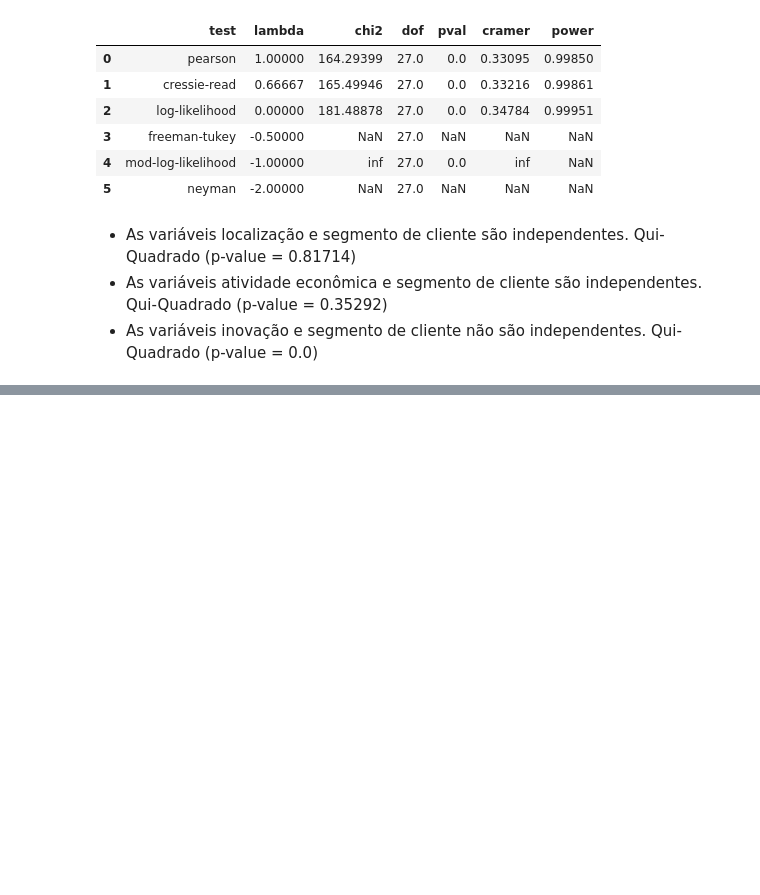
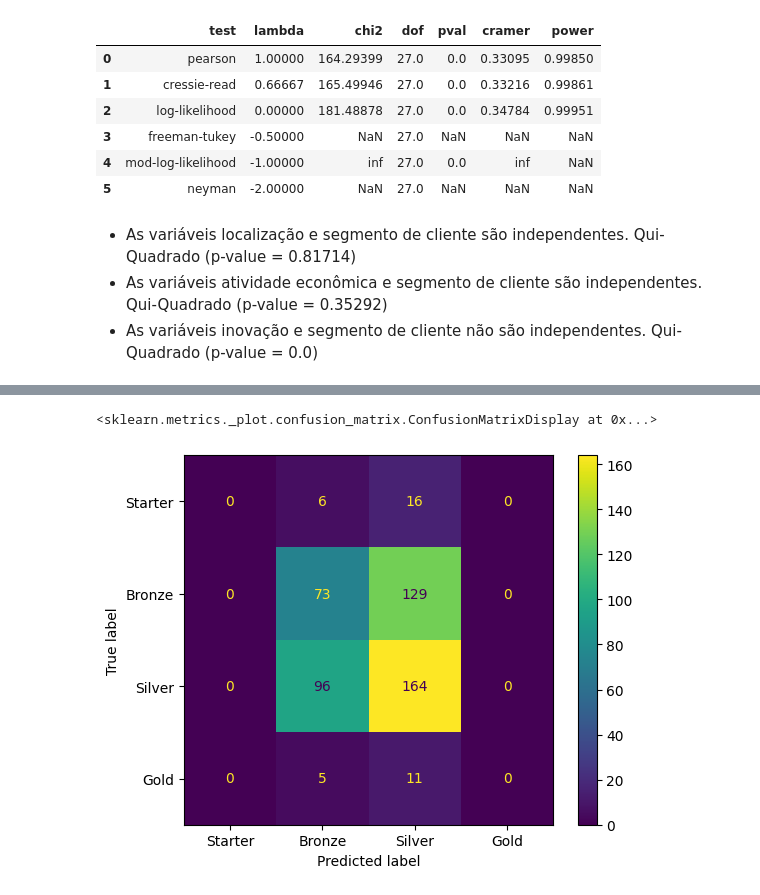
Before and after one commit to LucaPinheiro/modelo_decision_tree, a Jupyter notebook: classificacao_segmento_empresa.ipynb, the cells around one changed output, grey strips where cells are left out. Saved outputs shown, nothing was run; the diff lists cells and outputs as text; code cells hidden in the pictures; blank space fills up the shorter version.

```diff
--- a/classificacao_segmento_empresa.ipynb
+++ b/classificacao_segmento_empresa.ipynb
@@ -211,0 +228,29 @@ estatisticas.round(5)
+# %%
+# O algoritmo Decision Tree não aceita variáveis categóricas no Scikit-Learn
+
+# Pipeline de Pré-processamento
+# OneHotEncode nas variáveis categóricas
+# Treinamento do Modelo
+
+#Lista de variáveis categóricas
+categorical_features = ['atividade_economica', 'localizacao']
+
+# Criar um transformador de variáveis categóricas usando OneHotEncoder
+categorical_transformes = Pipeline(steps=[
+    ('imputer', SimpleImputer(strategy='most_frequent')),
+    ('onehot', OneHotEncoder(handle_unknown='ignore')) # Quando for fazer um particionamento, se encontrar uma categoria desconhecida, ele ignora
+])
+
+preprocessor = ColumnTransformer(
+    transformers=[
+        ('cat', categorical_transformes, categorical_features)
+    ]
+)
+
+# Pipeline de Pré-processamento e o Modelo de Árvore de Decisão
+dt_model = Pipeline(
+    steps=[
+        ('preprocessor', preprocessor),
+        ('classifier', DecisionTreeClassifier())
+    ]
+)
@@ -211,0 +263,3 @@ estatisticas.round(5)
+# %%
+cv_folds = StratifiedKFold(n_splits=3, shuffle=True, random_state=51)
+metrics_result = cross_validate(estimator=dt_model, X=X, y=y, cv=cv_folds, scoring=['accuracy'], return_estimator=True)
@@ -211,0 +302,4 @@ estatisticas.round(5)
+# %%
+# Fazendo predições usando o Cross Validation
+
+y_pred = cross_val_predict(estimator=dt_model, X=X, y=y, cv=cv_folds)
@@ -211,0 +329,11 @@ estatisticas.round(5)
+# %%
+# Matriz de Confusão -> Ferramenta para avaliar o desempenho de um algoritmo de classificação
+# A diagonal principal da matriz de confusão mostra o número de previsões corretas
+# A diagonal secundária mostra o número de previsões incorretas
+
+confusion_matrix_modelo = confusion_matrix(y, y_pred, labels=lista_segmentos)
+disp = ConfusionMatrixDisplay(confusion_matrix=confusion_matrix_modelo, display_labels=lista_segmentos)
+disp.plot()
+# %% [output]
+<sklearn.metrics._plot.confusion_matrix.ConfusionMatrixDisplay at 0x...>
+[figure, added]
```
Also changed, not shown: parts of 10 cells of this notebook.
